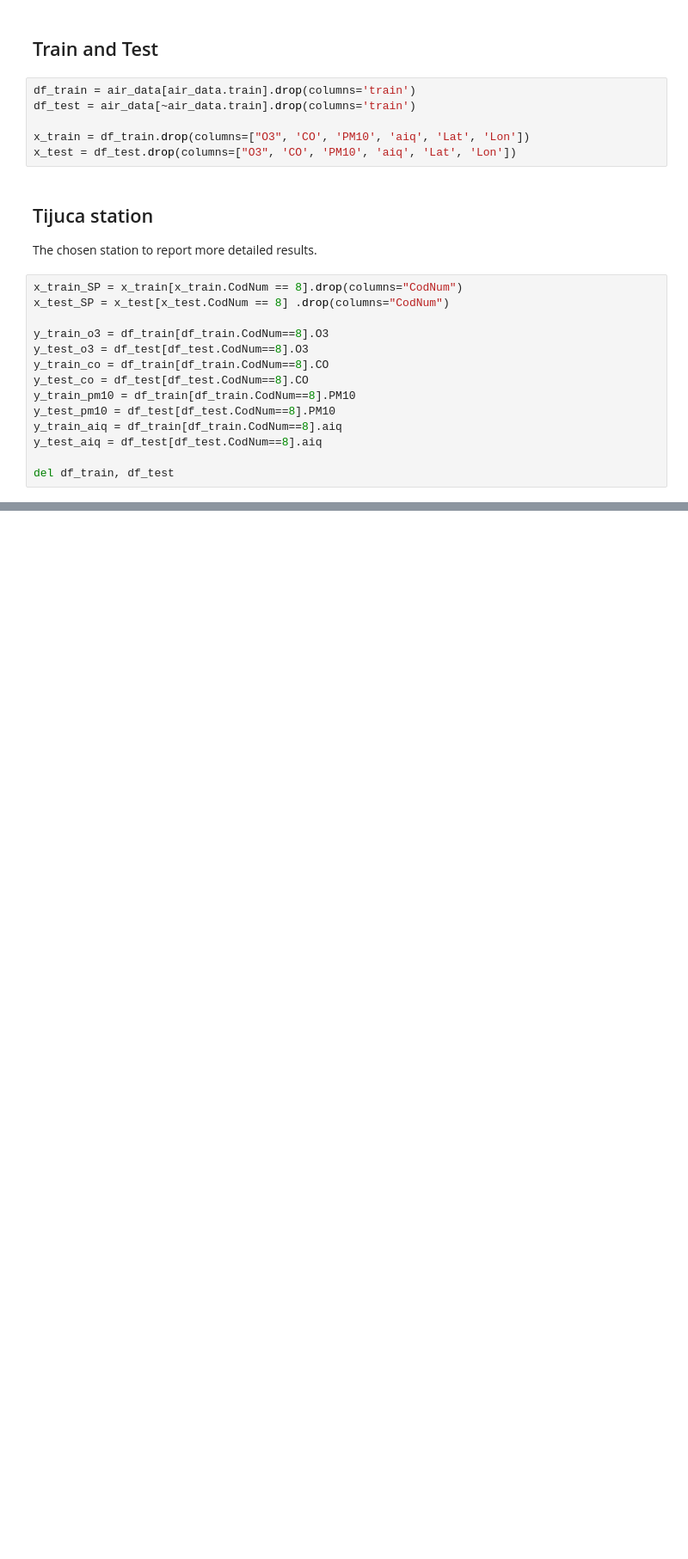
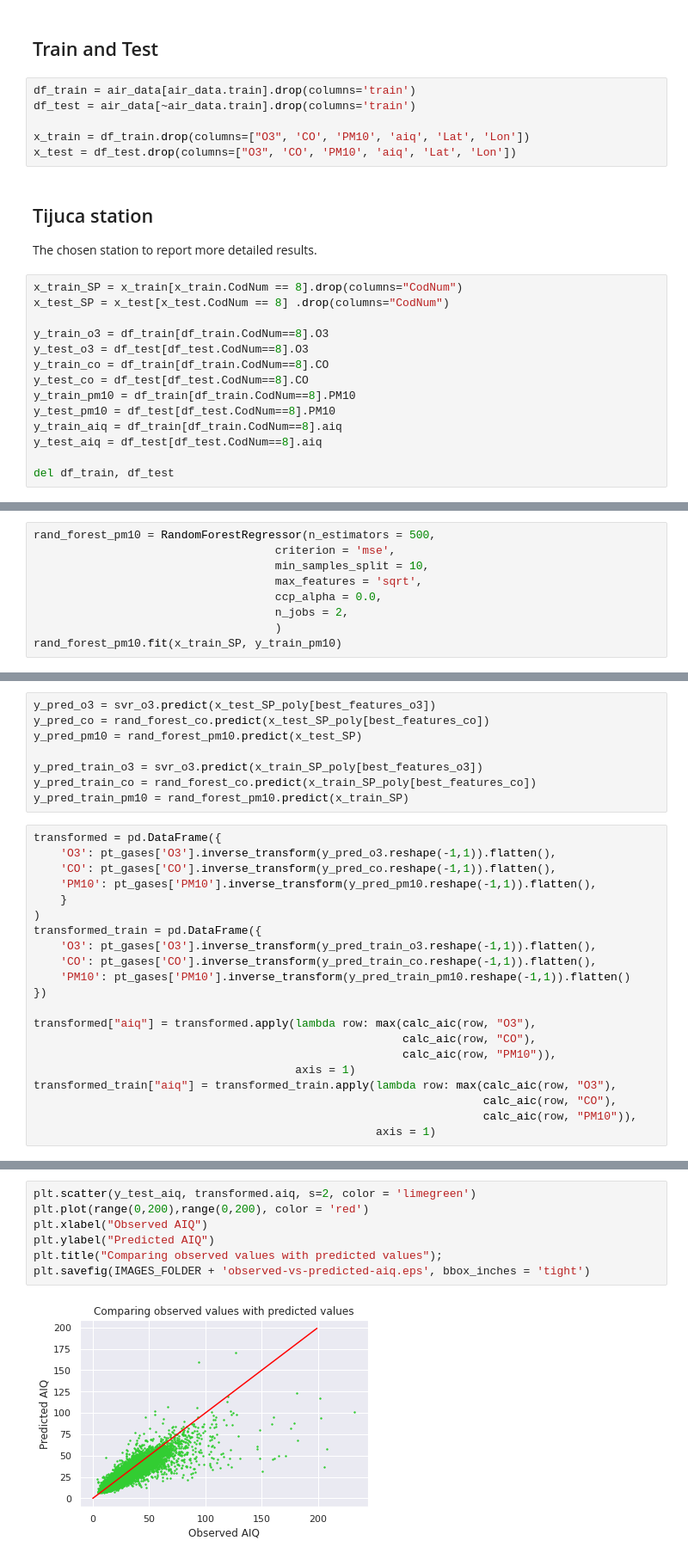
Before and after one commit to lucasmoschen/machine-learning-project, a Jupyter notebook: notebooks/model_aiq.ipynb, the cells around one changed output, grey strips where cells are left out. Shown at 86% size. Saved outputs shown, nothing was run; the diff lists cells and outputs as text; blank space fills up the shorter version.

```diff
--- a/notebooks/model_aiq.ipynb
+++ b/notebooks/model_aiq.ipynb
@@ -108,0 +180,9 @@ del df_train, df_test
+# %%
+rand_forest_pm10 = RandomForestRegressor(n_estimators = 500,
+                                    criterion = 'mse',
+                                    min_samples_split = 10,
+                                    max_features = 'sqrt',
+                                    ccp_alpha = 0.0,
+                                    n_jobs = 2,
+                                    )
+rand_forest_pm10.fit(x_train_SP, y_train_pm10)
@@ -108,0 +191,29 @@ del df_train, df_test
+# %%
+y_pred_o3 = svr_o3.predict(x_test_SP_poly[best_features_o3])
+y_pred_co = rand_forest_co.predict(x_test_SP_poly[best_features_co])
+y_pred_pm10 = rand_forest_pm10.predict(x_test_SP)
+
+y_pred_train_o3 = svr_o3.predict(x_train_SP_poly[best_features_o3])
+y_pred_train_co = rand_forest_co.predict(x_train_SP_poly[best_features_co])
+y_pred_train_pm10 = rand_forest_pm10.predict(x_train_SP)
+# %%
+transformed = pd.DataFrame({
+    'O3': pt_gases['O3'].inverse_transform(y_pred_o3.reshape(-1,1)).flatten(),
+    'CO': pt_gases['CO'].inverse_transform(y_pred_co.reshape(-1,1)).flatten(),
+    'PM10': pt_gases['PM10'].inverse_transform(y_pred_pm10.reshape(-1,1)).flatten(),
+    }
+)
+transformed_train = pd.DataFrame({
+    'O3': pt_gases['O3'].inverse_transform(y_pred_train_o3.reshape(-1,1)).flatten(),
+    'CO': pt_gases['CO'].inverse_transform(y_pred_train_co.reshape(-1,1)).flatten(),
+    'PM10': pt_gases['PM10'].inverse_transform(y_pred_train_pm10.reshape(-1,1)).flatten()
+})
+
+transformed["aiq"] = transformed.apply(lambda row: max(calc_aic(row, "O3"),
+                                                       calc_aic(row, "CO"),
+                                                       calc_aic(row, "PM10")),
+                                       axis = 1)
+transformed_train["aiq"] = transformed_train.apply(lambda row: max(calc_aic(row, "O3"),
+                                                                   calc_aic(row, "CO"),
+                                                                   calc_aic(row, "PM10")),
+                                                   axis = 1)
@@ -108,0 +236,9 @@ del df_train, df_test
+# %%
+plt.scatter(y_test_aiq, transformed.aiq, s=2, color = 'limegreen')
+plt.plot(range(0,200),range(0,200), color = 'red')
+plt.xlabel("Observed AIQ")
+plt.ylabel("Predicted AIQ")
+plt.title("Comparing observed values with predicted values");
+plt.savefig(IMAGES_FOLDER + 'observed-vs-predicted-aiq.eps', bbox_inches = 'tight')
+# %% [output]
+[figure, added]
```
Also changed, not shown: parts of 24 cells of this notebook, 10 other files.
